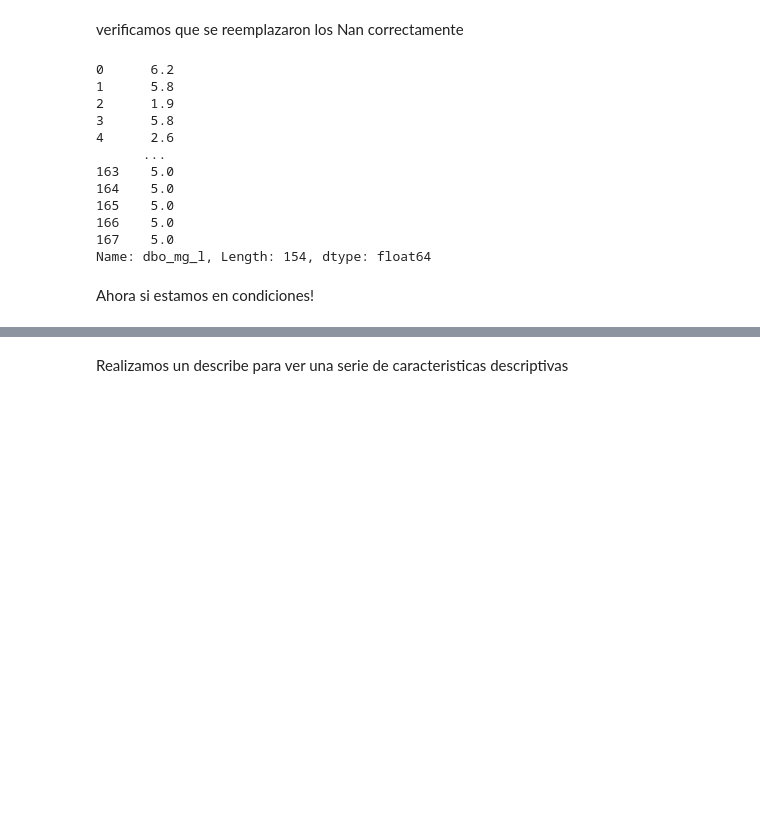
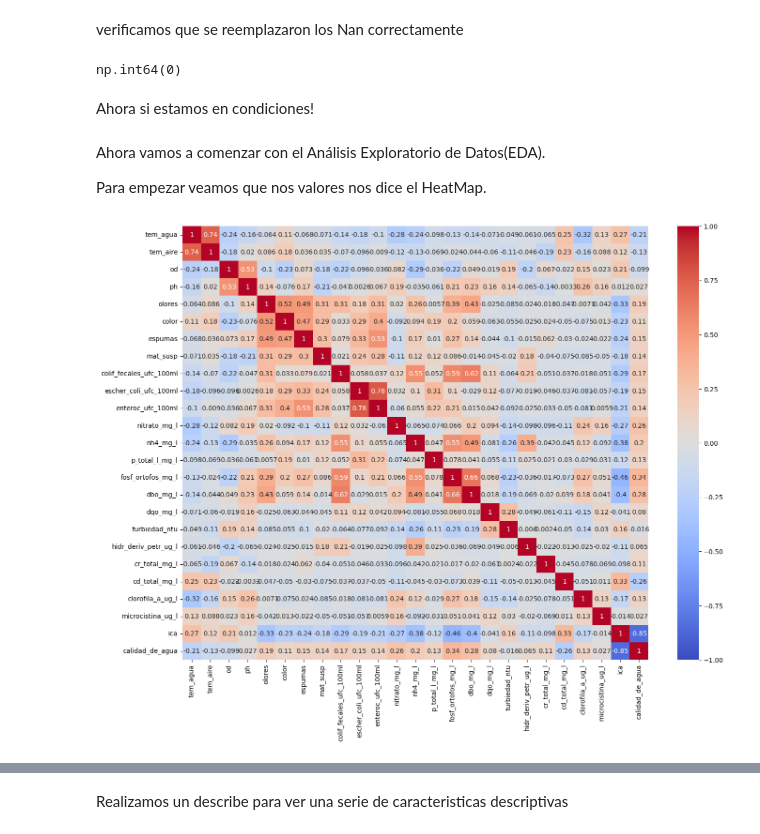
Before and after one commit to muller10000/tp-especial-ciencia-datos, a Jupyter notebook: Ejercicioespecial.ipynb, the cells around one changed output, grey strips where cells are left out. Saved outputs shown, nothing was run; the diff lists cells and outputs as text; code cells hidden in the pictures; blank space fills up the shorter version.

```diff
--- a/Ejercicioespecial.ipynb
+++ b/Ejercicioespecial.ipynb
@@ -468,19 +471,19 @@ copy_dataset.loc[(copy_dataset['campaña'] == 'Primavera') & (copy_dataset['dbo_
 # %% [markdown]
 verificamos que se reemplazaron los Nan correctamente
 # %%
-copy_dataset["dbo_mg_l"]
+copy_dataset["dbo_mg_l"].isna().sum()
 # %% [output]
-0      6.2
-1      5.8
-2      1.9
-3      5.8
-4      2.6
-      ...
-163    5.0
-164    5.0
-165    5.0
-166    5.0
-167    5.0
-Name: dbo_mg_l, Length: 154, dtype: float64
+np.int64(0)
 # %% [markdown]
 Ahora si estamos en condiciones!
+# %% [markdown]
+Ahora vamos a comenzar con el Análisis Exploratorio de Datos(EDA).
+
+Para empezar veamos que nos valores nos dice el HeatMap.
+# %%
+matriz_correlacion = copy_dataset.drop(columns=["sitios","codigo","fecha","campaña"]).corr()
+plt.figure(figsize=(16,12))
+sns.heatmap(matriz_correlacion,vmin=-1.0, vmax=1.0, center=0.0, annot=True, cmap= 'coolwarm')
+plt.show()
+# %% [output]
+[figure, added]
```
Also changed, not shown: parts of 19 cells of this notebook.
